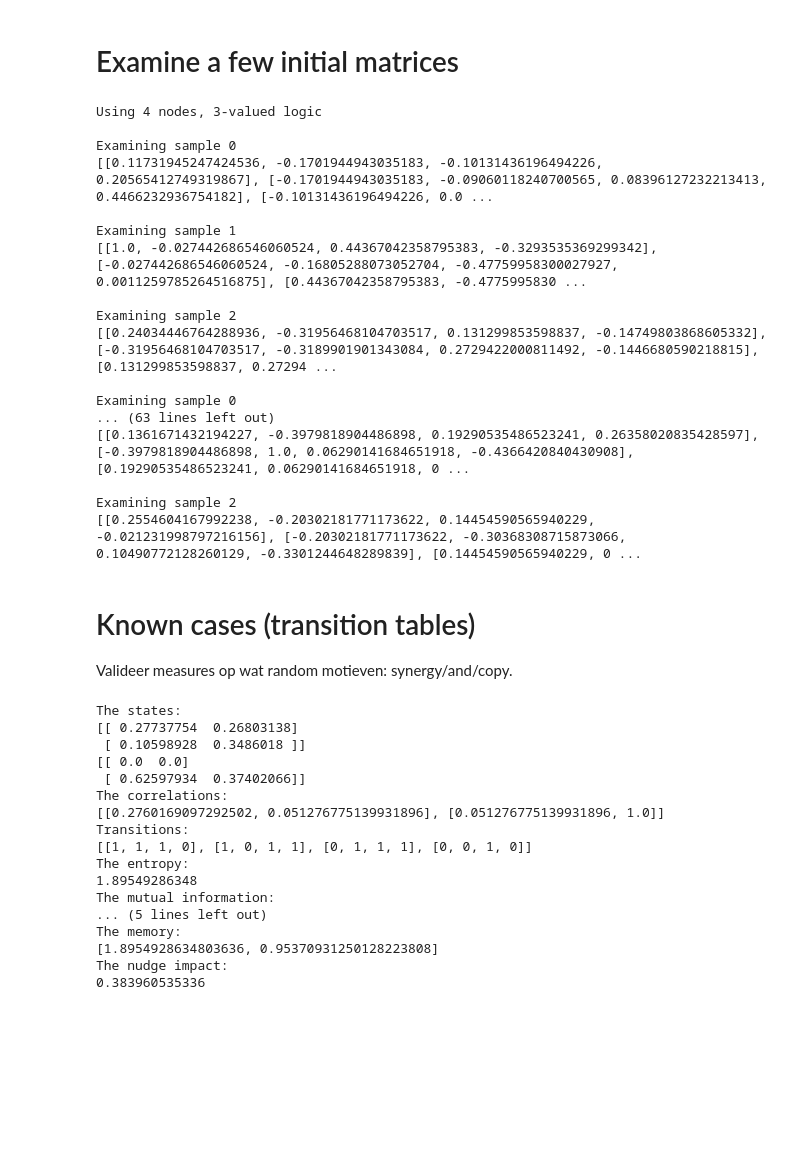
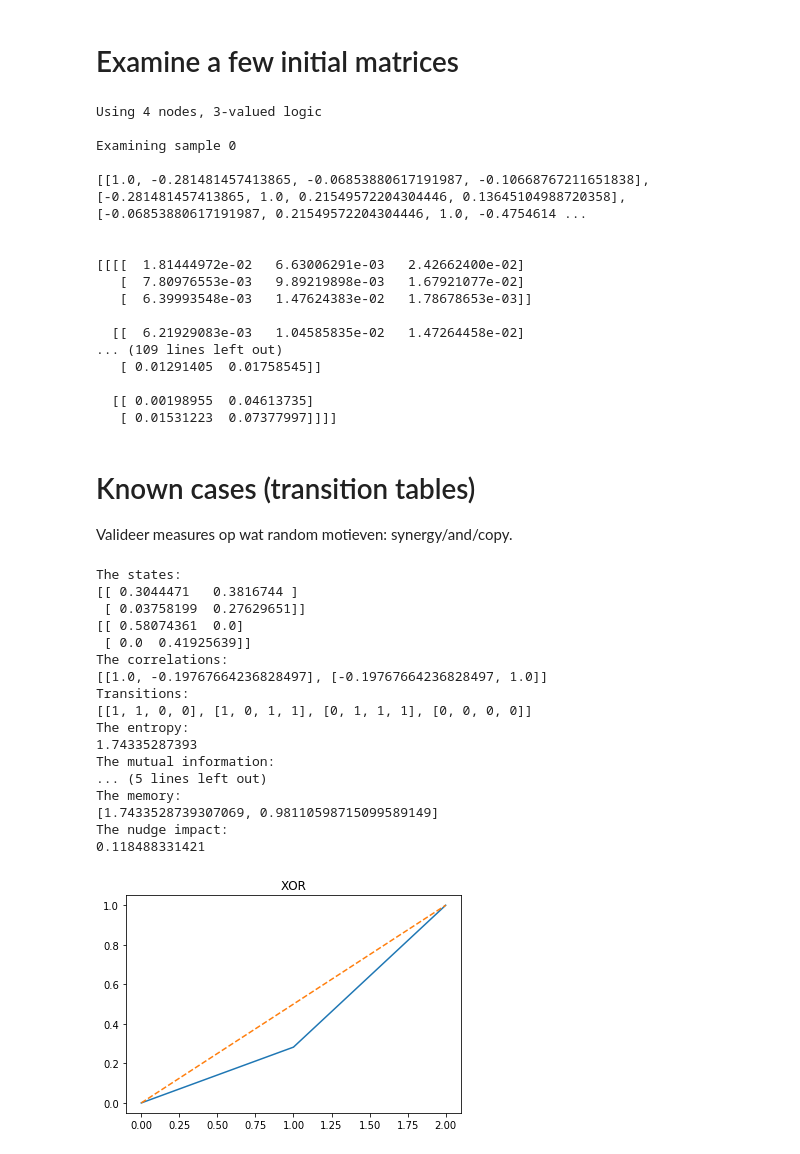
Before and after one commit to dgoldsb/synergy-jointpdf, a Jupyter notebook: scripts/discrete_nudge/sanitycheck.ipynb, the cells around one changed output. Drawn from its saved outputs; the diff is of its cells as text; code cells hidden in the pictures; blank space fills up the shorter version.

```diff
--- a/scripts/discrete_nudge/sanitycheck.ipynb
+++ b/scripts/discrete_nudge/sanitycheck.ipynb
@@ -162,36 +150,40 @@ for i in range(0, len(samples)):
     print("\nUsing %s nodes, %s-valued logic" % args)
     counter = 0
     for sample in samples[i]["bio_tables"]:
-        print("\nExamining sample %d" % counter)
+        print("\nExamining sample %d\n" % counter)
         print(sample[0].grn_vars["correlations"])
+        print("\n")
+        print(sample[0].states[0])
         counter += 1
-        if counter == 3:
+        if counter == 1:
             break
     counter = 0
     for sample in samples[i]["bio_tables"]:
-        print("\nExamining sample %d" % counter)
+        print("\nExamining sample %d\n" % counter)
         print(sample[0].grn_vars["correlations"])
+        print("\n")
+        print(sample[0].states[0])
         counter += 1
-        if counter == 3:
+        if counter == 1:
             break
 # %% [output]
 Using 4 nodes, 3-valued logic
 
 Examining sample 0
-[[0.11731945247424536, -0.1701944943035183, -0.10131436196494226, 0.20565412749319867], [-0.1701944943035183, -0.09060118240700565, 0.08396127232213413, 0.4466232936754182], [-0.10131436196494226, 0.0 ...
 
-Examining sample 1
-[[1.0, -0.027442686546060524, 0.44367042358795383, -0.3293535369299342], [-0.027442686546060524, -0.16805288073052704, -0.47759958300027927, 0.0011259785264516875], [0.44367042358795383, -0.4775995830 ...
+[[1.0, -0.281481457413865, -0.06853880617191987, -0.10668767211651838], [-0.281481457413865, 1.0, 0.21549572204304446, 0.13645104988720358], [-0.06853880617191987, 0.21549572204304446, 1.0, -0.4754614 ...
 
-Examining sample 2
-[[0.24034446764288936, -0.31956468104703517, 0.131299853598837, -0.14749803868605332], [-0.31956468104703517, -0.3189901901343084, 0.2729422000811492, -0.1446680590218815], [0.131299853598837, 0.27294 ...
 
-Examining sample 0
-... (63 lines left out)
-[[0.1361671432194227, -0.3979818904486898, 0.19290535486523241, 0.26358020835428597], [-0.3979818904486898, 1.0, 0.06290141684651918, -0.4366420840430908], [0.19290535486523241, 0.06290141684651918, 0 ...
+[[[[  1.81444972e-02   6.63006291e-03   2.42662400e-02]
+   [  7.80976553e-03   9.89219898e-03   1.67921077e-02]
+   [  6.39993548e-03   1.47624383e-02   1.78678653e-03]]
 
-Examining sample 2
-[[0.2554604167992238, -0.20302181771173622, 0.14454590565940229, -0.021231998797216156], [-0.20302181771173622, -0.30368308715873066, 0.10490772128260129, -0.3301244648289839], [0.14454590565940229, 0 ...
+  [[  6.21929083e-03   1.04585835e-02   1.47264458e-02]
+... (109 lines left out)
+   [ 0.01291405  0.01758545]]
+
+  [[ 0.00198955  0.04613735]
+   [ 0.01531223  0.07377997]]]]
 # %% [markdown]
 # Known cases (transition tables)
 
@@ -202,7 +194,7 @@ import discrete_motif_operations as operations
 
 # XOR
 motif = generator.generate_random(samplesize=1, no_nodes=2, numvalues=2)[0]
-motif.transition_table = [[1, 1, 1, 0],[1, 0, 1, 1], [0, 1, 1, 1], [0, 0, 1, 0]]
+motif.transition_table = [[1, 1, 0, 0],[1, 0, 1, 1], [0, 1, 1, 1], [0, 0, 0, 0]]
 motif.evaluate_motif()
 print("The states: ")
 for state in motif.states:
@@ -210,42 +202,45 @@ for state in motif.states:
 print("The correlations: ")
 print(motif.grn_vars["correlations"])
 print("Transitions: ")
 print(motif.transition_table)
 
 print("The entropy: ")
 print(motif.entropy())
 print("The mutual information: ")
 print(measures.mutual_information(motif))
 print("The WMS information: ")
 print(measures.synergy_wms(motif))
 print("The middle ground synergy approximation: ")
 print(measures.synergy_middleground(motif))
 print("The memory: ")
 motif.reset_to_state(0)
 print(measures.mi_decay(motif, 1))
 motif.reset_to_state(0)
 operations.nudge_variable(motif, [0], 0.5, 'DJ')
 motif.evaluate_motif()
 print("The nudge impact: ")
 print(measures.hellinger(motif.states[1], motif.states[-1]))
+
+visualize.plot_mi_profile([motif], "XOR", mode='maximum')
 # %% [output]
 The states:
-[[ 0.27737754  0.26803138]
- [ 0.10598928  0.3486018 ]]
-[[ 0.0  0.0]
- [ 0.62597934  0.37402066]]
+[[ 0.3044471   0.3816744 ]
+ [ 0.03758199  0.27629651]]
+[[ 0.58074361  0.0]
+ [ 0.0  0.41925639]]
 The correlations:
-[[0.2760169097292502, 0.051276775139931896], [0.051276775139931896, 1.0]]
+[[1.0, -0.19767664236828497], [-0.19767664236828497, 1.0]]
 Transitions:
-[[1, 1, 1, 0], [1, 0, 1, 1], [0, 1, 1, 1], [0, 0, 1, 0]]
+[[1, 1, 0, 0], [1, 0, 1, 1], [0, 1, 1, 1], [0, 0, 0, 0]]
 The entropy:
-1.89549286348
+1.74335287393
 The mutual information:
 ... (5 lines left out)
 The memory:
-[1.8954928634803636, 0.95370931250128223808]
+[1.7433528739307069, 0.98110598715099589149]
 The nudge impact:
-0.383960535336
+0.118488331421
+[figure, added]
 # %%
 # COPY
 motif = generator.generate_random(samplesize=1, no_nodes=2, numvalues=2)[0]
```
Also changed, not shown: parts of 5 cells of this notebook, 6 other files.
